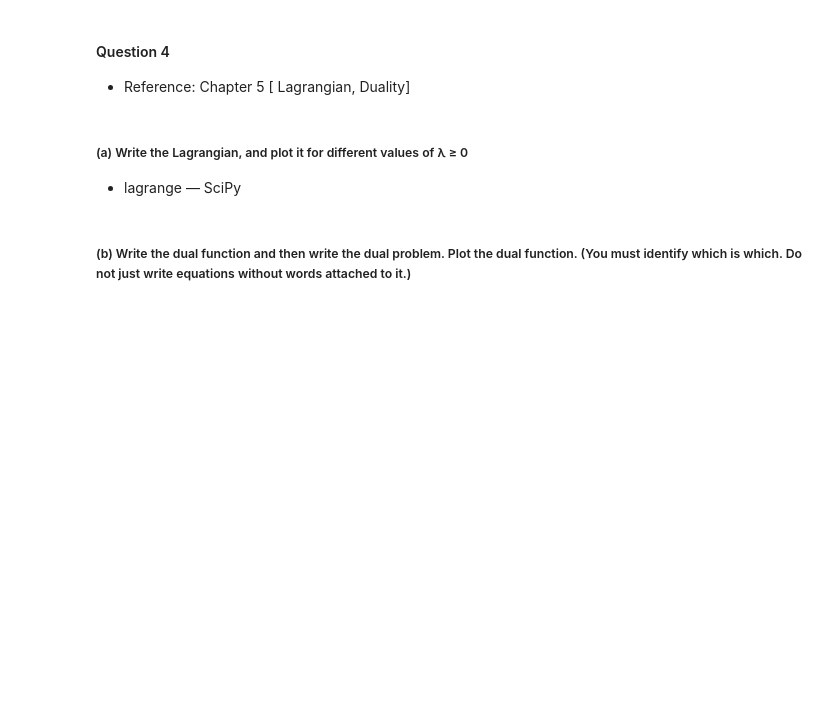
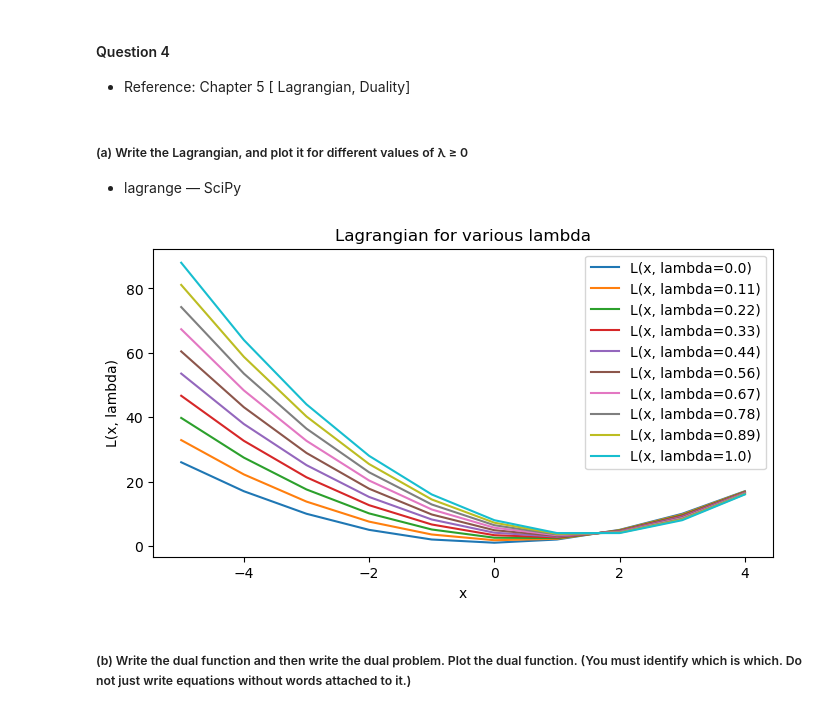
Before and after one commit to AhmadShah-1/BigDataAnalytics, a Jupyter notebook: Chris/midterm2.ipynb, the cells around one changed output. Drawn from its saved outputs; the diff is of its cells as text; code cells hidden in the pictures; blank space fills up the shorter version.

```diff
--- a/Chris/midterm2.ipynb
+++ b/Chris/midterm2.ipynb
@@ -745,3 +745,5 @@ future_range = pd.bdate_range(end_date, end_date + pd.Timedelta(days=90)).date
 # %%
 def f(x):
     return x**2 + 1
+def cons1(x):
+    return (x - 2) * (x - 4) - 1
@@ -750,6 +750,31 @@ def f(x):
 # %% [markdown]
 ##### (a) Write the Lagrangian, and plot it for different values of λ ≥ 0
 - lagrange — SciPy
+# %%
+def lagrangeF(x, lam):
+    return f(x) + lam * (cons1(x))
+# %%
+x = np.arange(-5, 5, 1)
+lam = np.linspace(0, 1, 10)
+
+#L = [(lagrangeF(i, j), j) for i, j in zip(x, lam)]
+
+lagrangeFuncSets = {}
+for i, lamd in enumerate(lam):
+    lagrangeFuncSets[str(lamd.round(2))] = np.array([lagrangeF(u, lamd) for u in x])
+
+fig, ax = plt.subplots(figsize=(8,4))
+for k, v in lagrangeFuncSets.items():
+    #print(v)
+    ax.plot(x, v, label=f"L(x, lambda={k})")
+plt.legend(loc='best')
+plt.title('Lagrangian for various lambda')
+plt.xlabel('x'); plt.ylabel('L(x, lambda)');
+
+#ax.plot(x, cons1(x), color='r', label='constraint') # draw 0 contour
+plt.show()
+# %% [output]
+[figure, added]
 # %% [markdown]
 ##### (b) Write the dual function and then write the dual problem. Plot the dual function. (You must identify which is which. Do not just write equations without words attached to it.)
 # %% [markdown]
```
Also changed, not shown: parts of 1 cell of this notebook.
